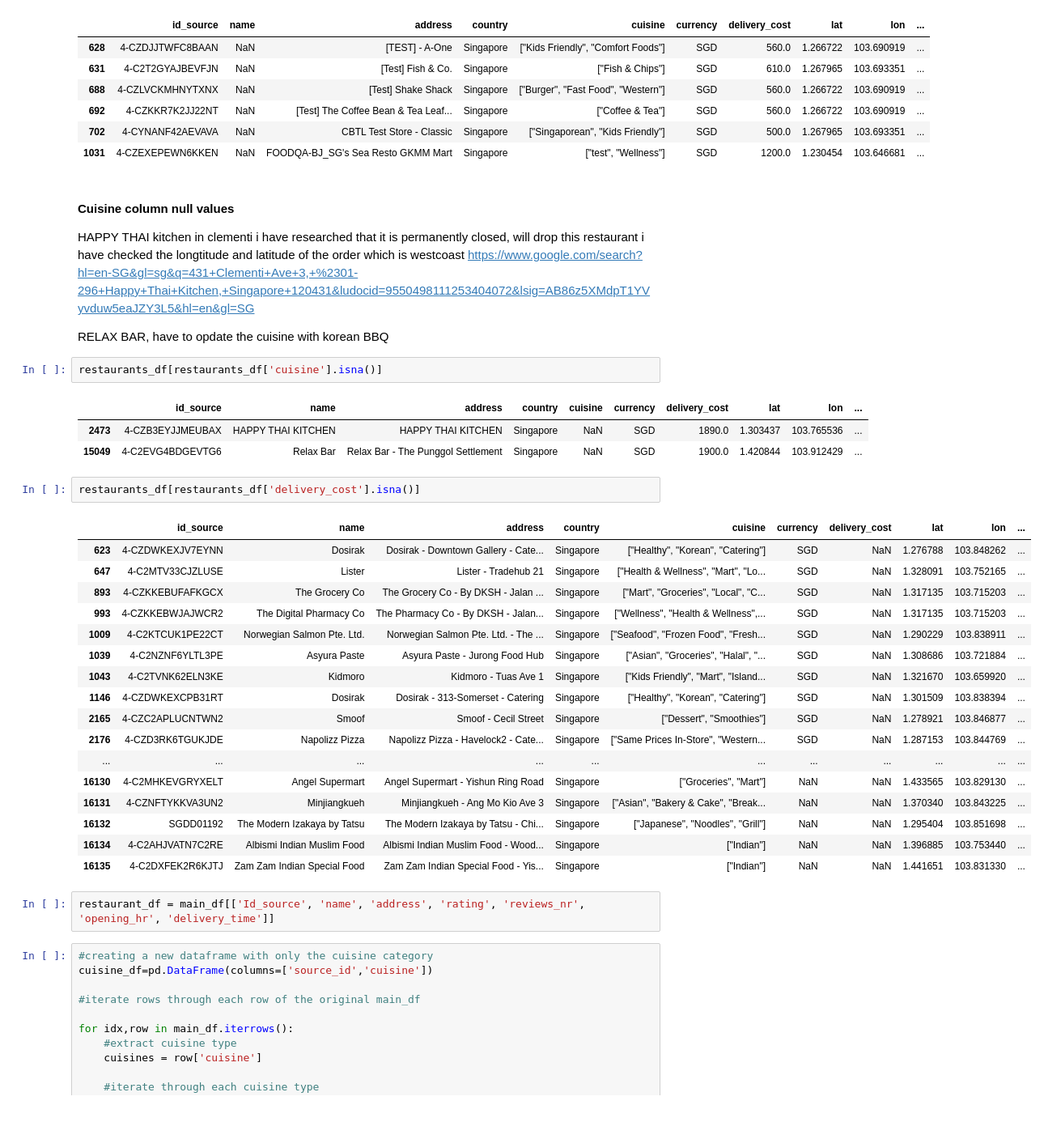
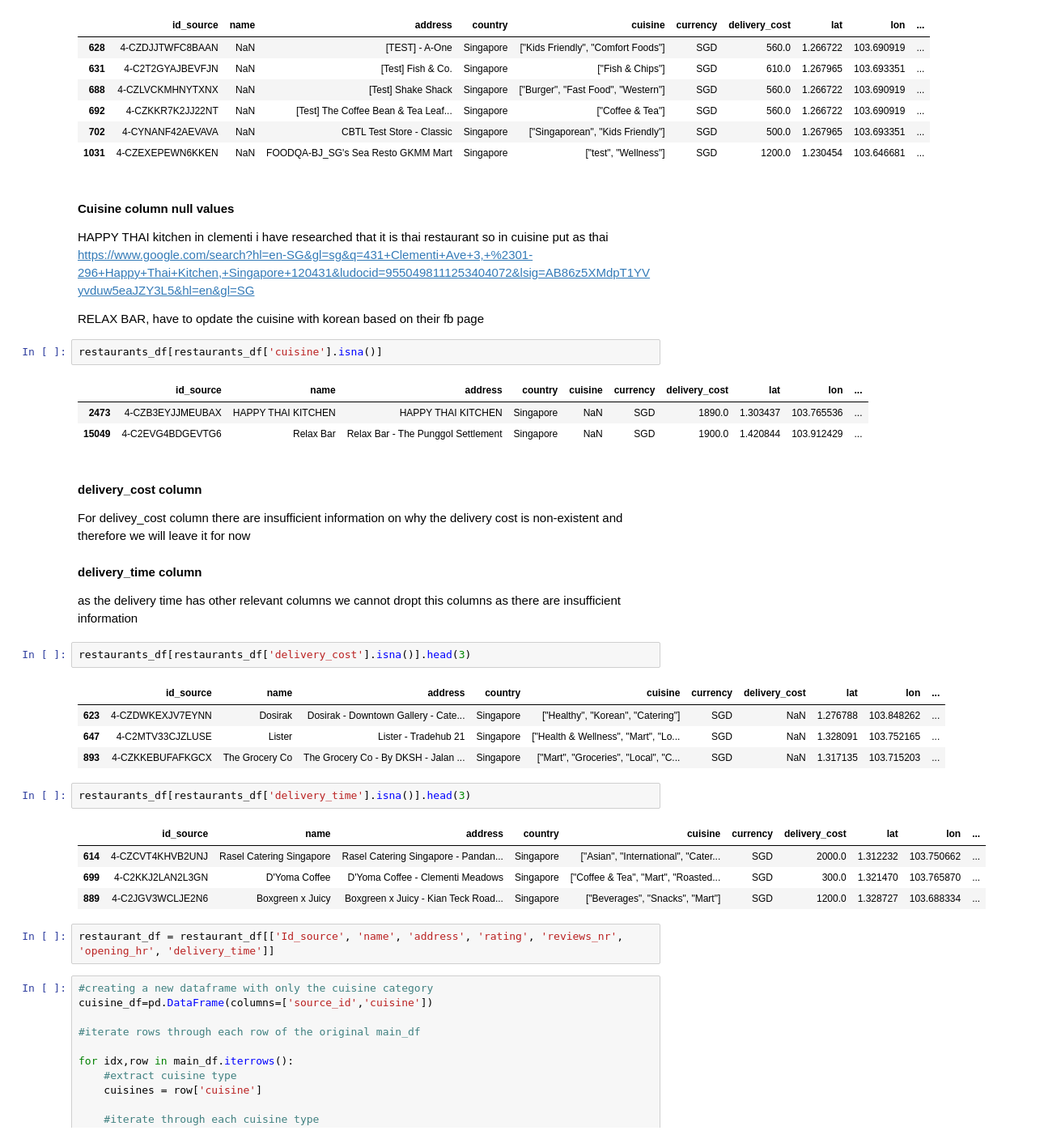
Before and after one commit to leehegithub/grab_restuarant_analysis, a Jupyter notebook: reading_csv.ipynb, the cells around one changed output. Shown: that part at 81% size. Cells and saved outputs as stored; diff of their text form; blank space fills up the shorter version.

```diff
--- a/reading_csv.ipynb
+++ b/reading_csv.ipynb
@@ -137,38 +139,40 @@ restaurants_df[restaurants_df['name'].isna()]
 | 1031 | 4-CZEXEPEWN6KKEN | NaN | FOODQA-BJ_SG's Sea Resto GKMM Mart | Singapore | ["test", "Wellness"] | SGD | 1200.0 | 1.230454 | 103.646681 | ... |
 # %% [markdown]
 #### Cuisine column null values
-HAPPY THAI kitchen in clementi i have researched that it is permanently closed, will drop this restaurant i have checked the longtitude and latitude of the order which is westcoast
+HAPPY THAI kitchen in clementi i have researched that it is thai restaurant so in cuisine put as thai
 https://www.google.com/search?hl=en-SG&gl=sg&q=431+Clementi+Ave+3,+%2301-296+Happy+Thai+Kitchen,+Singapore+120431&ludocid=9550498111253404072&lsig=AB86z5XMdpT1YVyvduw5eaJZY3L5&hl=en&gl=SG
 </p>
-RELAX BAR, have to opdate the cuisine  with korean BBQ
+RELAX BAR, have to opdate the cuisine  with korean based on their fb page
 # %%
 restaurants_df[restaurants_df['cuisine'].isna()]
 # %% [output]
 |  | id_source | name | address | country | cuisine | currency | delivery_cost | lat | lon | ... |
 | 2473 | 4-CZB3EYJJMEUBAX | HAPPY THAI KITCHEN | HAPPY THAI KITCHEN | Singapore | NaN | SGD | 1890.0 | 1.303437 | 103.765536 | ... |
 | 15049 | 4-C2EVG4BDGEVTG6 | Relax Bar | Relax Bar - The Punggol Settlement | Singapore | NaN | SGD | 1900.0 | 1.420844 | 103.912429 | ... |
+# %% [markdown]
+#### delivery_cost column
+
+For delivey_cost column there are insufficient information on why the delivery cost is non-existent and therefore we will leave it for now
+
+#### delivery_time column
+
+as the delivery time has other relevant columns we cannot dropt this columns as there are insufficient information
 # %%
-restaurants_df[restaurants_df['delivery_cost'].isna()]
+restaurants_df[restaurants_df['delivery_cost'].isna()].head(3)
 # %% [output]
 |  | id_source | name | address | country | cuisine | currency | delivery_cost | lat | lon | ... |
 | 623 | 4-CZDWKEXJV7EYNN | Dosirak | Dosirak - Downtown Gallery - Cate... | Singapore | ["Healthy", "Korean", "Catering"] | SGD | NaN | 1.276788 | 103.848262 | ... |
 | 647 | 4-C2MTV33CJZLUSE | Lister | Lister - Tradehub 21 | Singapore | ["Health & Wellness", "Mart", "Lo... | SGD | NaN | 1.328091 | 103.752165 | ... |
 | 893 | 4-CZKKEBUFAFKGCX | The Grocery Co | The Grocery Co - By DKSH - Jalan ... | Singapore | ["Mart", "Groceries", "Local", "C... | SGD | NaN | 1.317135 | 103.715203 | ... |
-| 993 | 4-CZKKEBWJAJWCR2 | The Digital Pharmacy Co | The Pharmacy Co - By DKSH - Jalan... | Singapore | ["Wellness", "Health & Wellness",... | SGD | NaN | 1.317135 | 103.715203 | ... |
-| 1009 | 4-C2KTCUK1PE22CT | Norwegian Salmon Pte. Ltd. | Norwegian Salmon Pte. Ltd. - The ... | Singapore | ["Seafood", "Frozen Food", "Fresh... | SGD | NaN | 1.290229 | 103.838911 | ... |
-| 1039 | 4-C2NZNF6YLTL3PE | Asyura Paste | Asyura Paste - Jurong Food Hub | Singapore | ["Asian", "Groceries", "Halal", "... | SGD | NaN | 1.308686 | 103.721884 | ... |
-| 1043 | 4-C2TVNK62ELN3KE | Kidmoro | Kidmoro - Tuas Ave 1 | Singapore | ["Kids Friendly", "Mart", "Island... | SGD | NaN | 1.321670 | 103.659920 | ... |
-| 1146 | 4-CZDWKEXCPB31RT | Dosirak | Dosirak - 313-Somerset - Catering | Singapore | ["Healthy", "Korean", "Catering"] | SGD | NaN | 1.301509 | 103.838394 | ... |
-| 2165 | 4-CZC2APLUCNTWN2 | Smoof | Smoof - Cecil Street | Singapore | ["Dessert", "Smoothies"] | SGD | NaN | 1.278921 | 103.846877 | ... |
-| 2176 | 4-CZD3RK6TGUKJDE | Napolizz Pizza | Napolizz Pizza - Havelock2 - Cate... | Singapore | ["Same Prices In-Store", "Western... | SGD | NaN | 1.287153 | 103.844769 | ... |
-| ... | ... | ... | ... | ... | ... | ... | ... | ... | ... | ... |
-| 16130 | 4-C2MHKEVGRYXELT | Angel Supermart | Angel Supermart - Yishun Ring Road | Singapore | ["Groceries", "Mart"] | NaN | NaN | 1.433565 | 103.829130 | ... |
-| 16131 | 4-CZNFTYKKVA3UN2 | Minjiangkueh | Minjiangkueh - Ang Mo Kio Ave 3 | Singapore | ["Asian", "Bakery & Cake", "Break... | NaN | NaN | 1.370340 | 103.843225 | ... |
-| 16132 | SGDD01192 | The Modern Izakaya by Tatsu | The Modern Izakaya by Tatsu - Chi... | Singapore | ["Japanese", "Noodles", "Grill"] | NaN | NaN | 1.295404 | 103.851698 | ... |
-| 16134 | 4-C2AHJVATN7C2RE | Albismi Indian Muslim Food | Albismi Indian Muslim Food - Wood... | Singapore | ["Indian"] | NaN | NaN | 1.396885 | 103.753440 | ... |
-| 16135 | 4-C2DXFEK2R6KJTJ | Zam Zam Indian Special Food | Zam Zam Indian Special Food - Yis... | Singapore | ["Indian"] | NaN | NaN | 1.441651 | 103.831330 | ... |
+# %%
+restaurants_df[restaurants_df['delivery_time'].isna()].head(3)
+# %% [output]
+|  | id_source | name | address | country | cuisine | currency | delivery_cost | lat | lon | ... |
+| 614 | 4-CZCVT4KHVB2UNJ | Rasel Catering Singapore | Rasel Catering Singapore - Pandan... | Singapore | ["Asian", "International", "Cater... | SGD | 2000.0 | 1.312232 | 103.750662 | ... |
+| 699 | 4-C2KKJ2LAN2L3GN | D'Yoma Coffee | D'Yoma Coffee - Clementi Meadows | Singapore | ["Coffee & Tea", "Mart", "Roasted... | SGD | 300.0 | 1.321470 | 103.765870 | ... |
+| 889 | 4-C2JGV3WCLJE2N6 | Boxgreen x Juicy | Boxgreen x Juicy - Kian Teck Road... | Singapore | ["Beverages", "Snacks", "Mart"] | SGD | 1200.0 | 1.328727 | 103.688334 | ... |
 # %%
-restaurant_df = main_df[['Id_source', 'name', 'address', 'rating', 'reviews_nr', 'opening_hr', 'delivery_time']]
+restaurant_df = restaurant_df[['Id_source', 'name', 'address', 'rating', 'reviews_nr', 'opening_hr', 'delivery_time']]
 # %%
 #creating a new dataframe with only the cuisine category
 cuisine_df=pd.DataFrame(columns=['source_id','cuisine'])
```
Also changed, not shown: parts of 1 cell of this notebook.
